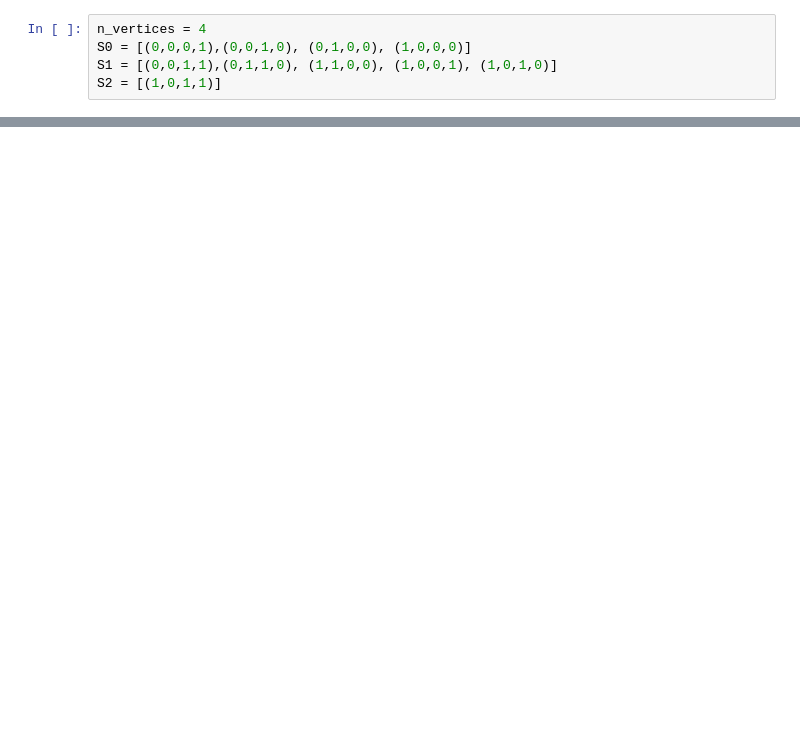
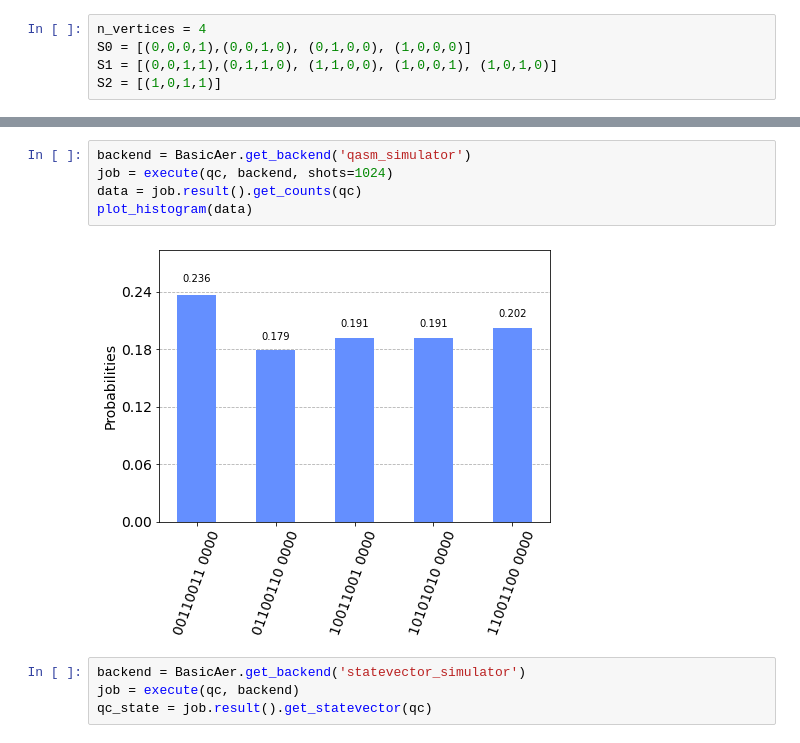
Before and after one commit to KathrinKoenig/QuantumTopologicalDataAnalysis, a Jupyter notebook: Code/initialize_state.ipynb, the cells around one changed output, grey strips where cells are left out. Drawn from its saved outputs; the diff is of its cells as text; blank space fills up the shorter version.

```diff
--- a/Code/initialize_state.ipynb
+++ b/Code/initialize_state.ipynb
@@ -73,0 +72,11 @@ qc.draw('mpl')
+# %%
+backend = BasicAer.get_backend('qasm_simulator')
+job = execute(qc, backend, shots=1024)
+data = job.result().get_counts(qc)
+plot_histogram(data)
+# %% [output]
+[figure, added]
+# %%
+backend = BasicAer.get_backend('statevector_simulator')
+job = execute(qc, backend)
+qc_state = job.result().get_statevector(qc)
```
Also changed, not shown: parts of 19 cells of this notebook, 1 other file.
